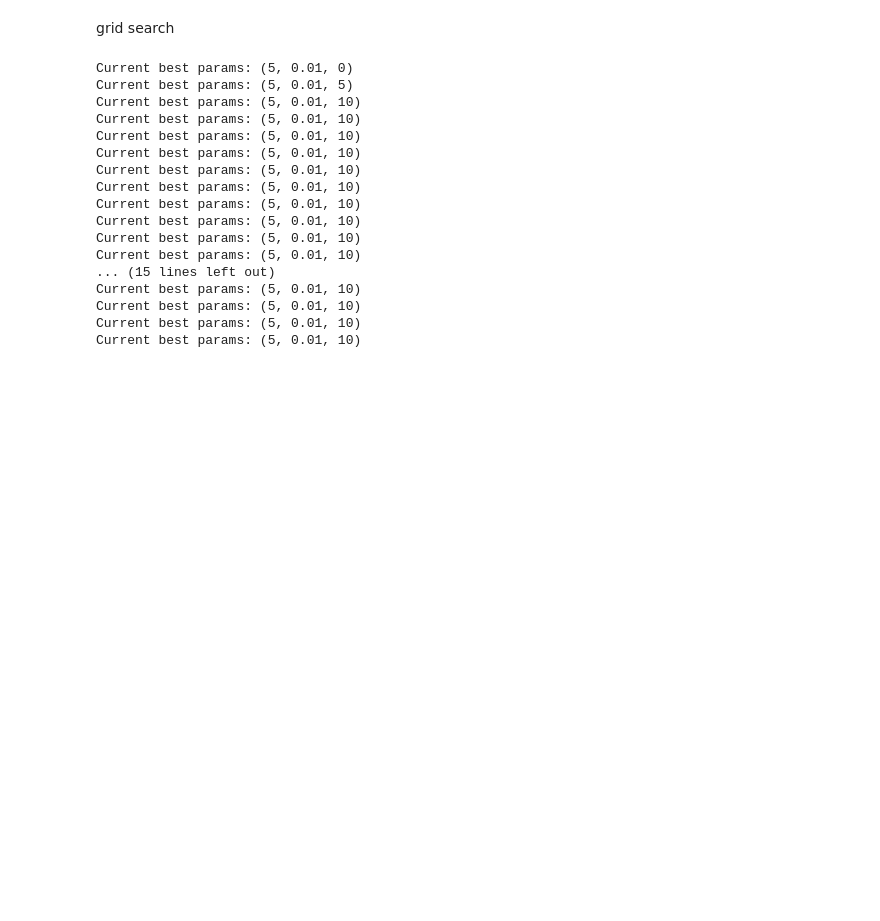
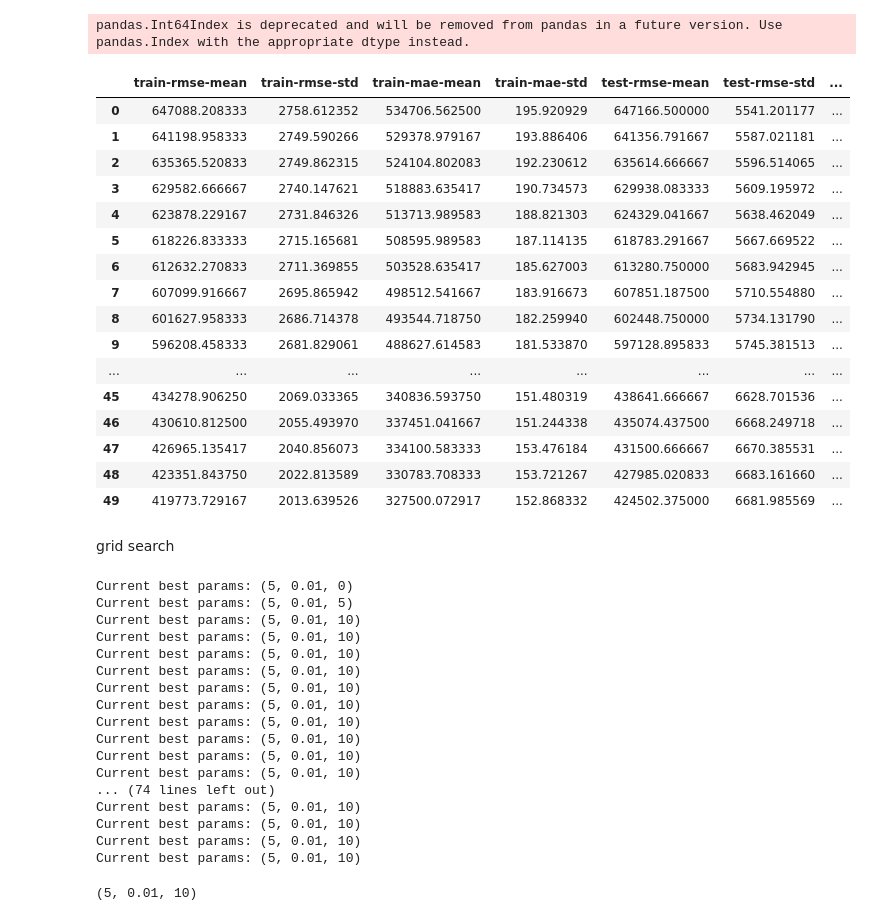
Before and after one commit to digipodium/2022-JAN-ML-630-MTTF, a Jupyter notebook: supervised/boosting.ipynb, the cells around one changed output. Drawn from its saved outputs; the diff is of its cells as text; code cells hidden in the pictures; blank space fills up the shorter version.

```diff
--- a/supervised/boosting.ipynb
+++ b/supervised/boosting.ipynb
@@ -17,3 +19,3 @@ df.corrwith(df['price']).plot.bar(figsize=(10,5), title='Correlation with price'
 # %%
-X = df[['bathrooms','sqft_living']]
+X = df.drop(['price'], axis=1)
 y  = df['price']
@@ -21,21 +29,41 @@ y  = df['price']
 import xgboost as xgb
 # %%
 data_matrix = xgb.DMatrix(X,y)
+# %% [output]
+pandas.Int64Index is deprecated and will be removed from pandas in a future version. Use pandas.Index with the appropriate dtype instead.
 # %%
 params = {
     'learning_rate' : .01,
-    'max_depth' : 15,
+    'max_depth' : 5,
     'alpha' : 10,
 }
 
 results = xgb.cv(
     params,
     data_matrix,
-    num_boost_round=500,
+    num_boost_round=50,
     early_stopping_rounds=5,
-    metrics='rmse',
+    metrics=['rmse','mae'],
 )
-results['test-rmse-mean'].plot()
+results
+# %% [output]
+|  | train-rmse-mean | train-rmse-std | train-mae-mean | train-mae-std | test-rmse-mean | test-rmse-std | ... |
+| 0 | 647088.208333 | 2758.612352 | 534706.562500 | 195.920929 | 647166.500000 | 5541.201177 | ... |
+| 1 | 641198.958333 | 2749.590266 | 529378.979167 | 193.886406 | 641356.791667 | 5587.021181 | ... |
+| 2 | 635365.520833 | 2749.862315 | 524104.802083 | 192.230612 | 635614.666667 | 5596.514065 | ... |
+| 3 | 629582.666667 | 2740.147621 | 518883.635417 | 190.734573 | 629938.083333 | 5609.195972 | ... |
+| 4 | 623878.229167 | 2731.846326 | 513713.989583 | 188.821303 | 624329.041667 | 5638.462049 | ... |
+| 5 | 618226.833333 | 2715.165681 | 508595.989583 | 187.114135 | 618783.291667 | 5667.669522 | ... |
+| 6 | 612632.270833 | 2711.369855 | 503528.635417 | 185.627003 | 613280.750000 | 5683.942945 | ... |
+| 7 | 607099.916667 | 2695.865942 | 498512.541667 | 183.916673 | 607851.187500 | 5710.554880 | ... |
+| 8 | 601627.958333 | 2686.714378 | 493544.718750 | 182.259940 | 602448.750000 | 5734.131790 | ... |
+| 9 | 596208.458333 | 2681.829061 | 488627.614583 | 181.533870 | 597128.895833 | 5745.381513 | ... |
+| ... | ... | ... | ... | ... | ... | ... | ... |
+| 45 | 434278.906250 | 2069.033365 | 340836.593750 | 151.480319 | 438641.666667 | 6628.701536 | ... |
+| 46 | 430610.812500 | 2055.493970 | 337451.041667 | 151.244338 | 435074.437500 | 6668.249718 | ... |
+| 47 | 426965.135417 | 2040.856073 | 334100.583333 | 153.476184 | 431500.666667 | 6670.385531 | ... |
+| 48 | 423351.843750 | 2022.813589 | 330783.708333 | 153.721267 | 427985.020833 | 6683.161660 | ... |
+| 49 | 419773.729167 | 2013.639526 | 327500.072917 | 152.868332 | 424502.375000 | 6681.985569 | ... |
 # %% [markdown]
 grid search
 # %%
@@ -66,7 +94,7 @@ for max_depth,learning_rate,alpha in grid_params:
     if current_rmse < min_rmse:
         min_rmse = current_rmse
         best_params = (max_depth,learning_rate,alpha)
-    print(f'Current best params: {best_params}')
+        print(f'Current best params: {best_params}')
 # %% [output]
 Current best params: (5, 0.01, 0)
 Current best params: (5, 0.01, 5)
@@ -80,8 +108,12 @@ Current best params: (5, 0.01, 10)
 Current best params: (5, 0.01, 10)
 Current best params: (5, 0.01, 10)
 Current best params: (5, 0.01, 10)
-... (15 lines left out)
+... (74 lines left out)
 Current best params: (5, 0.01, 10)
 Current best params: (5, 0.01, 10)
 Current best params: (5, 0.01, 10)
 Current best params: (5, 0.01, 10)
+# %%
+best_params
+# %% [output]
+(5, 0.01, 10)
```
Also changed, not shown: parts of 4 cells of this notebook.
